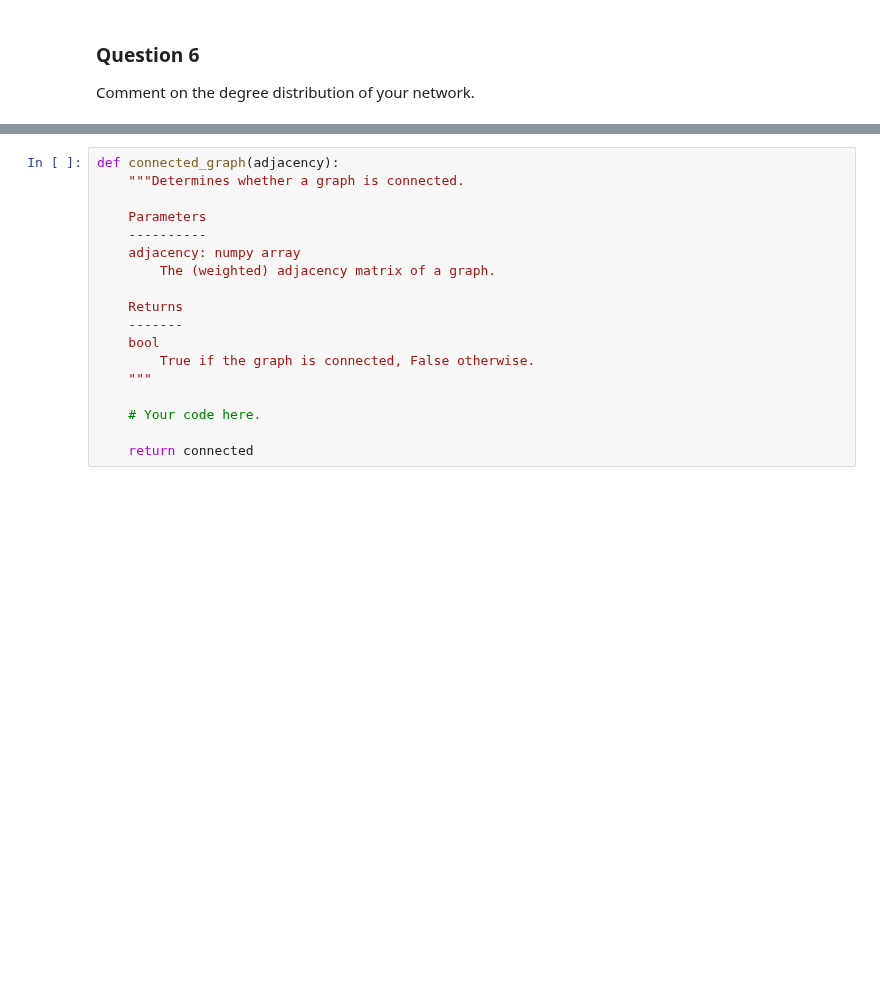
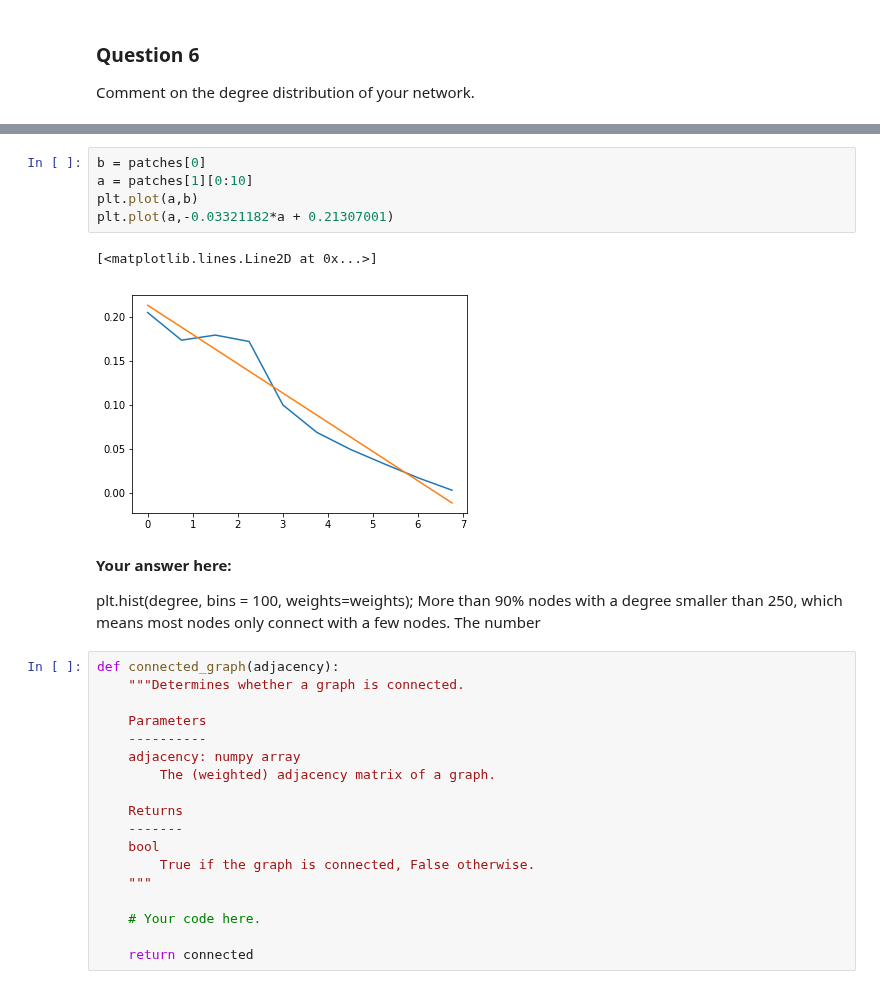
Before and after one commit to ownzonefeng/ntds_groupwork, a Jupyter notebook: Milestone1/1_network_properties.ipynb, the cells around one changed output, grey strips where cells are left out. Drawn from its saved outputs; the diff is of its cells as text; blank space fills up the shorter version.

```diff
--- a/Milestone1/1_network_properties.ipynb
+++ b/Milestone1/1_network_properties.ipynb
@@ -279,3 +316,17 @@ Write a function that takes as input the adjacency matrix of a graph and determi
+# %%
+b = patches[0]
+a = patches[1][0:10]
+plt.plot(a,b)
+plt.plot(a,-0.03321182*a + 0.21307001)
+# %% [output]
+[<matplotlib.lines.Line2D at 0x...>]
+[figure, added]
+# %% [markdown]
+**Your answer here:**
+
+plt.hist(degree, bins = 100, weights=weights);
+More than 90% nodes with a degree smaller than 250, which means most nodes only connect with a few nodes.
+The number
 # %%
 def connected_graph(adjacency):
     """Determines whether a graph is connected.
```
Also changed, not shown: parts of 18 cells of this notebook.
